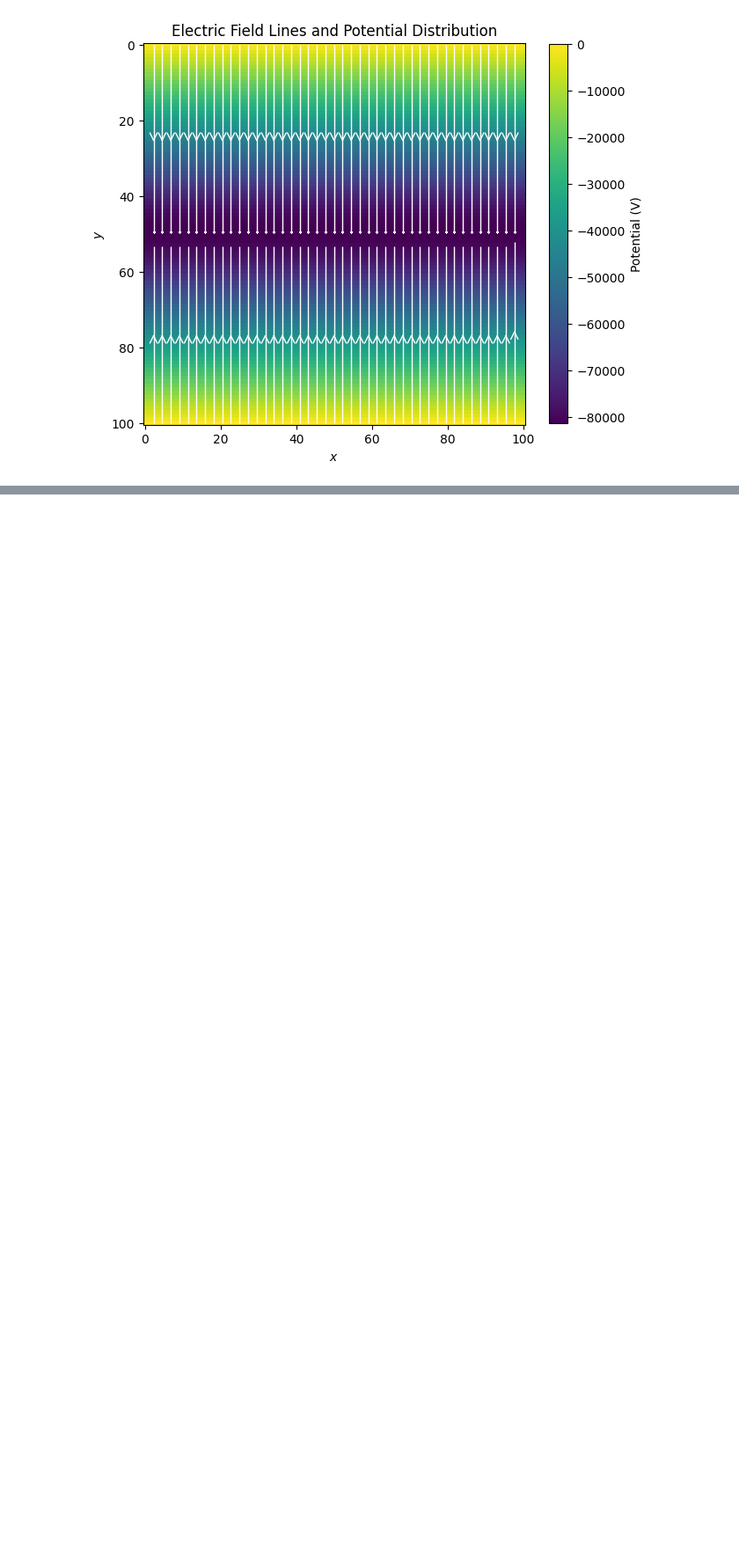
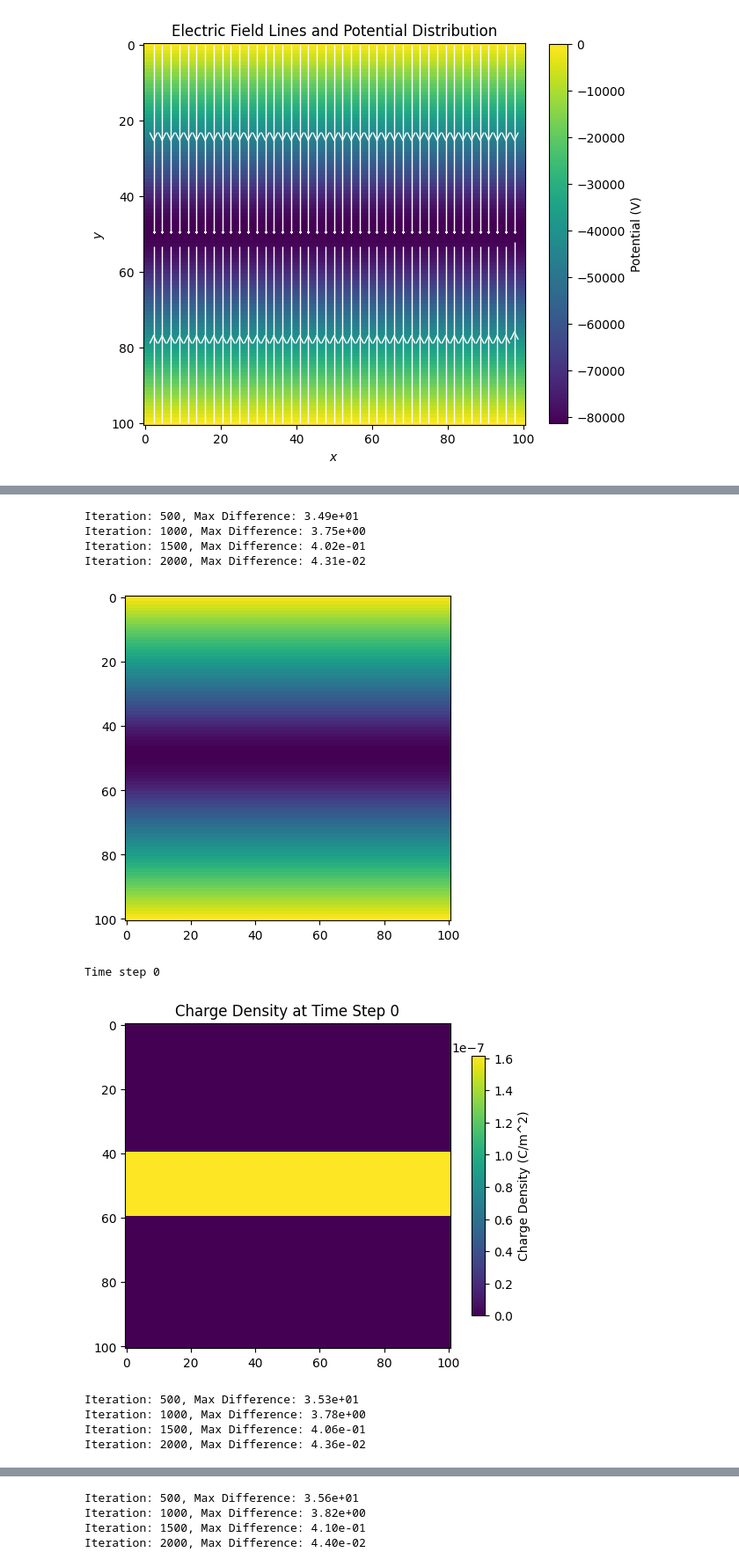
Before and after one commit to daisyabcxyz/Capstone-2025-2026, a Jupyter notebook: Functions for Poisson's solver and Electric Field.ipynb, the cells around one changed output, grey strips where cells are left out. Shown: that part at 88% size. Drawn from its saved outputs; the diff is of its cells as text; code cells hidden in the pictures; blank space fills up the shorter version.

```diff
--- a/Functions for Poisson's solver and Electric Field.ipynb
+++ b/Functions for Poisson's solver and Electric Field.ipynb
@@ -109,3 +145,12 @@ plt.colorbar(label="Potential (V)",shrink=0.8)
 plt.show()
 # %% [output]
 [figure]
+# %%
+def solve_rho_ode(vx,vy,rho):
+    #vx, vy = velocity(Ex, Ey, B)
+    time_span = (0.0, 0.01)
+    time_intervals = np.linspace(0.0, 0.01,20)
+    rho_0 = rho.flatten()
+    sol = solve_ivp(charge_density_ode, time_span, rho_0, method='BDF', t_eval=time_intervals, args=(vx, vy))
+    rho_new = sol.y[:,-1]
+    return rho_new.reshape(nx+1, ny+1)
@@ -111,0 +169,28 @@ plt.show()
+# %%
+for i in range (steps):
+
+    phi = solve_Poisson(rho)[0]
+    Ex, Ey = electric_field(phi)
+    vx, vy = velocity(Ex, Ey, B)
+    rho_new = solve_rho_ode(vx,vy,rho)
+    rho =  rho_new*time_step+ rho
+
+    if i % 10 == 0:
+        print(f"Time step {i}")
+        plt.imshow(rho)
+        plt.imshow(phi)
+        plt.colorbar(label="Charge Density (C/m^2)",shrink=0.8)
+        plt.title(f"Charge Density at Time Step {i}")
+        plt.show()
+# %% [output]
+Iteration: 500, Max Difference: 3.49e+01
+Iteration: 1000, Max Difference: 3.75e+00
+Iteration: 1500, Max Difference: 4.02e-01
+Iteration: 2000, Max Difference: 4.31e-02
+[figure, added]
+Time step 0
+[figure, added]
+Iteration: 500, Max Difference: 3.53e+01
+Iteration: 1000, Max Difference: 3.78e+00
+Iteration: 1500, Max Difference: 4.06e-01
+Iteration: 2000, Max Difference: 4.36e-02
@@ -111,0 +198,4 @@ plt.show()
+Iteration: 500, Max Difference: 3.56e+01
+Iteration: 1000, Max Difference: 3.82e+00
+Iteration: 1500, Max Difference: 4.10e-01
+Iteration: 2000, Max Difference: 4.40e-02
```
Also changed, not shown: parts of 6 cells of this notebook.
